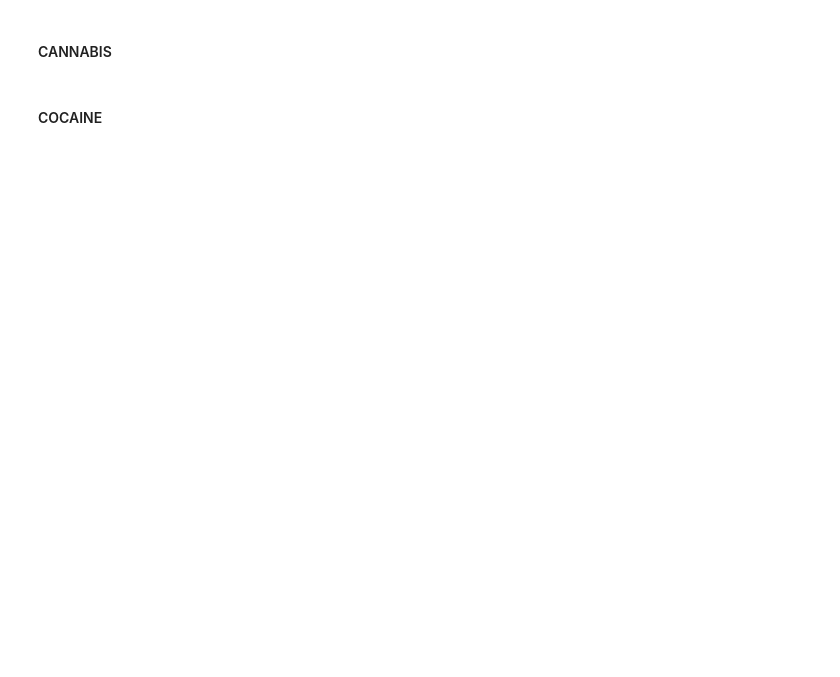
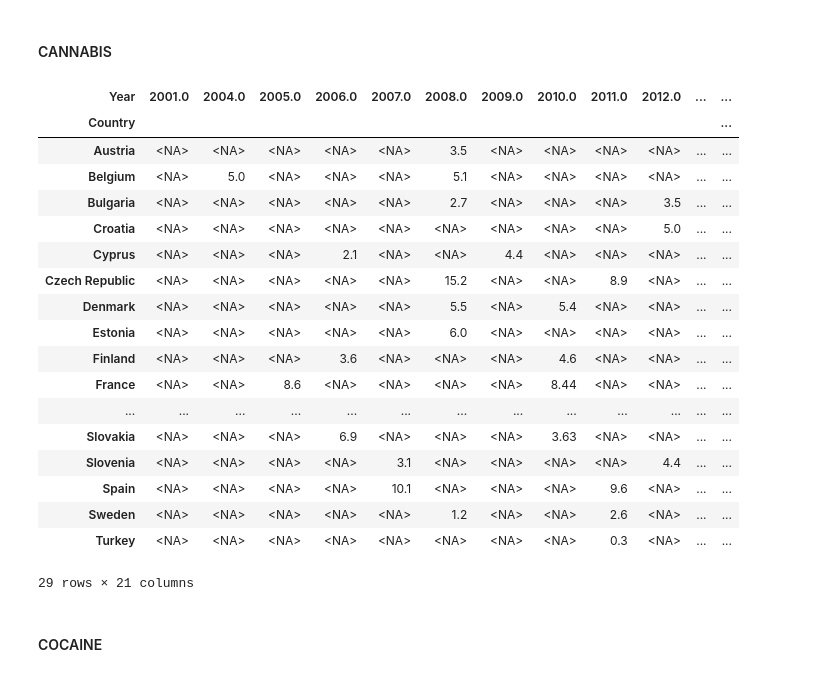
Before and after one commit to Danielgarpra/Analysis_of_drug_use_in_Europe-EDA, a Jupyter notebook: EDA/EDA.ipynb, the cells around one changed output. Cells and saved outputs as stored; diff of their text form; code cells hidden in the pictures; blank space fills up the shorter version.

```diff
--- a/EDA/EDA.ipynb
+++ b/EDA/EDA.ipynb
@@ -188,17 +249,38 @@ df_amphetamines=df_amphetamines.drop(index='Czechia').dropna(axis=0, how='all')
 # %%
 can_2024_mod=can_2024.pivot(index="Country", columns="Year", values="Total")
 can_2020_mod=can_2020.pivot(index="Country", columns="Year", values="Total")
 can_2017_mod=can_2017.pivot(index="Country", columns="Year", values="Total")
 can_2013_mod=total_2013.loc[:,['Country','Year','Cannabis (%)']].pivot(index="Country", columns="Year", values="Cannabis (%)")
 can_2010_mod=total_2010.loc[:,['Country','Year','Cannabis (%)']].pivot(index="Country", columns="Year", values="Cannabis (%)")
 
 df_cannabis=can_2024_mod.combine_first(can_2020_mod.combine_first(can_2017_mod.combine_first(can_2013_mod.combine_first(can_2010_mod)))).dropna(axis=1, how='all').drop(columns=[':']).dropna(axis=0, how='all')
 df_cannabis.replace(':',np.nan,inplace=True)
 
 #I use convert_dtypes() to convert all values to float, as having both int and float causes an error later when using them (the other tables already have all values as float)
 df_cannabis=df_cannabis.convert_dtypes()
 df_cannabis.loc['Czech Republic',2018:2023]=df_cannabis.loc['Czechia',2018:2023]
 df_cannabis=df_cannabis.drop(index='Czechia')
+df_cannabis
+# %% [output]
+| Year | 2001.0 | 2004.0 | 2005.0 | 2006.0 | 2007.0 | 2008.0 | 2009.0 | 2010.0 | 2011.0 | 2012.0 | ... | ... |
+| Country |  |  |  |  |  |  |  |  |  |  |  | ... |
+| Austria | <NA> | <NA> | <NA> | <NA> | <NA> | 3.5 | <NA> | <NA> | <NA> | <NA> | ... | ... |
+| Belgium | <NA> | 5.0 | <NA> | <NA> | <NA> | 5.1 | <NA> | <NA> | <NA> | <NA> | ... | ... |
+| Bulgaria | <NA> | <NA> | <NA> | <NA> | <NA> | 2.7 | <NA> | <NA> | <NA> | 3.5 | ... | ... |
+| Croatia | <NA> | <NA> | <NA> | <NA> | <NA> | <NA> | <NA> | <NA> | <NA> | 5.0 | ... | ... |
+| Cyprus | <NA> | <NA> | <NA> | 2.1 | <NA> | <NA> | 4.4 | <NA> | <NA> | <NA> | ... | ... |
+| Czech Republic | <NA> | <NA> | <NA> | <NA> | <NA> | 15.2 | <NA> | <NA> | 8.9 | <NA> | ... | ... |
+| Denmark | <NA> | <NA> | <NA> | <NA> | <NA> | 5.5 | <NA> | 5.4 | <NA> | <NA> | ... | ... |
+| Estonia | <NA> | <NA> | <NA> | <NA> | <NA> | 6.0 | <NA> | <NA> | <NA> | <NA> | ... | ... |
+| Finland | <NA> | <NA> | <NA> | 3.6 | <NA> | <NA> | <NA> | 4.6 | <NA> | <NA> | ... | ... |
+| France | <NA> | <NA> | 8.6 | <NA> | <NA> | <NA> | <NA> | 8.44 | <NA> | <NA> | ... | ... |
+| ... | ... | ... | ... | ... | ... | ... | ... | ... | ... | ... | ... | ... |
+| Slovakia | <NA> | <NA> | <NA> | 6.9 | <NA> | <NA> | <NA> | 3.63 | <NA> | <NA> | ... | ... |
+| Slovenia | <NA> | <NA> | <NA> | <NA> | 3.1 | <NA> | <NA> | <NA> | <NA> | 4.4 | ... | ... |
+| Spain | <NA> | <NA> | <NA> | <NA> | 10.1 | <NA> | <NA> | <NA> | 9.6 | <NA> | ... | ... |
+| Sweden | <NA> | <NA> | <NA> | <NA> | <NA> | 1.2 | <NA> | <NA> | 2.6 | <NA> | ... | ... |
+| Turkey | <NA> | <NA> | <NA> | <NA> | <NA> | <NA> | <NA> | <NA> | 0.3 | <NA> | ... | ... |
+29 rows × 21 columns
 # %% [markdown]
 #### COCAINE
 # %%
```
Also changed, not shown: parts of 18 cells of this notebook.
